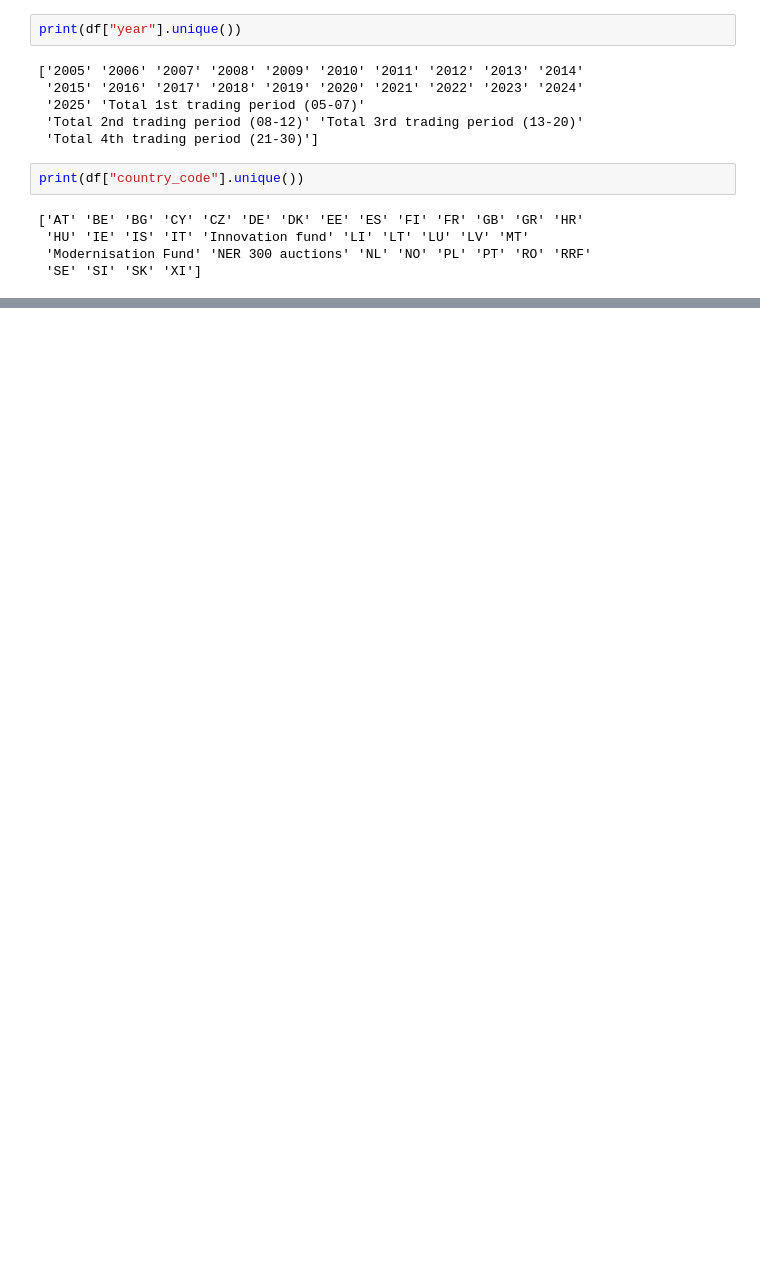
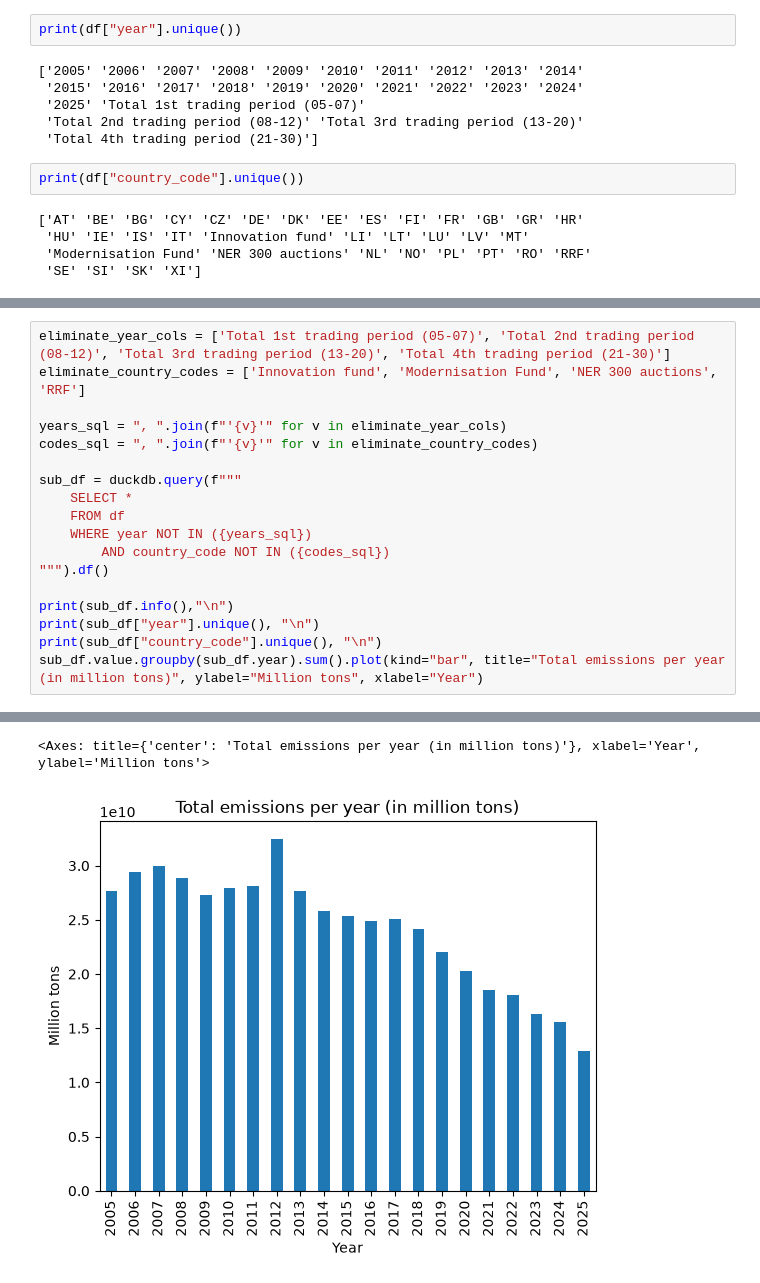
Before and after one commit to maniconaji/30daymapchallenge, a Jupyter notebook: notebooks/03_Polygons.ipynb, the cells around one changed output, grey strips where cells are left out. Saved outputs shown, nothing was run; the diff lists cells and outputs as text; blank space fills up the shorter version.

```diff
--- a/notebooks/03_Polygons.ipynb
+++ b/notebooks/03_Polygons.ipynb
@@ -216,0 +131,19 @@ plt.show()
+# %%
+eliminate_year_cols = ['Total 1st trading period (05-07)', 'Total 2nd trading period (08-12)', 'Total 3rd trading period (13-20)', 'Total 4th trading period (21-30)']
+eliminate_country_codes = ['Innovation fund', 'Modernisation Fund', 'NER 300 auctions', 'RRF']
+
+years_sql = ", ".join(f"'{v}'" for v in eliminate_year_cols)
+codes_sql = ", ".join(f"'{v}'" for v in eliminate_country_codes)
+
+sub_df = duckdb.query(f"""
+    SELECT *
+    FROM df
+    WHERE year NOT IN ({years_sql})
+        AND country_code NOT IN ({codes_sql})
+""").df()
+
+print(sub_df.info(),"\n")
+print(sub_df["year"].unique(), "\n")
+print(sub_df["country_code"].unique(), "\n")
+sub_df.value.groupby(sub_df.year).sum().plot(kind="bar", title="Total emissions per year (in million tons)", ylabel="Million tons", xlabel="Year")
+# %% [output]
@@ -216,0 +167,2 @@ plt.show()
+<Axes: title={'center': 'Total emissions per year (in million tons)'}, xlabel='Year', ylabel='Million tons'>
+[figure, added]
```
Also changed, not shown: parts of 19 cells of this notebook, 1 other file.
